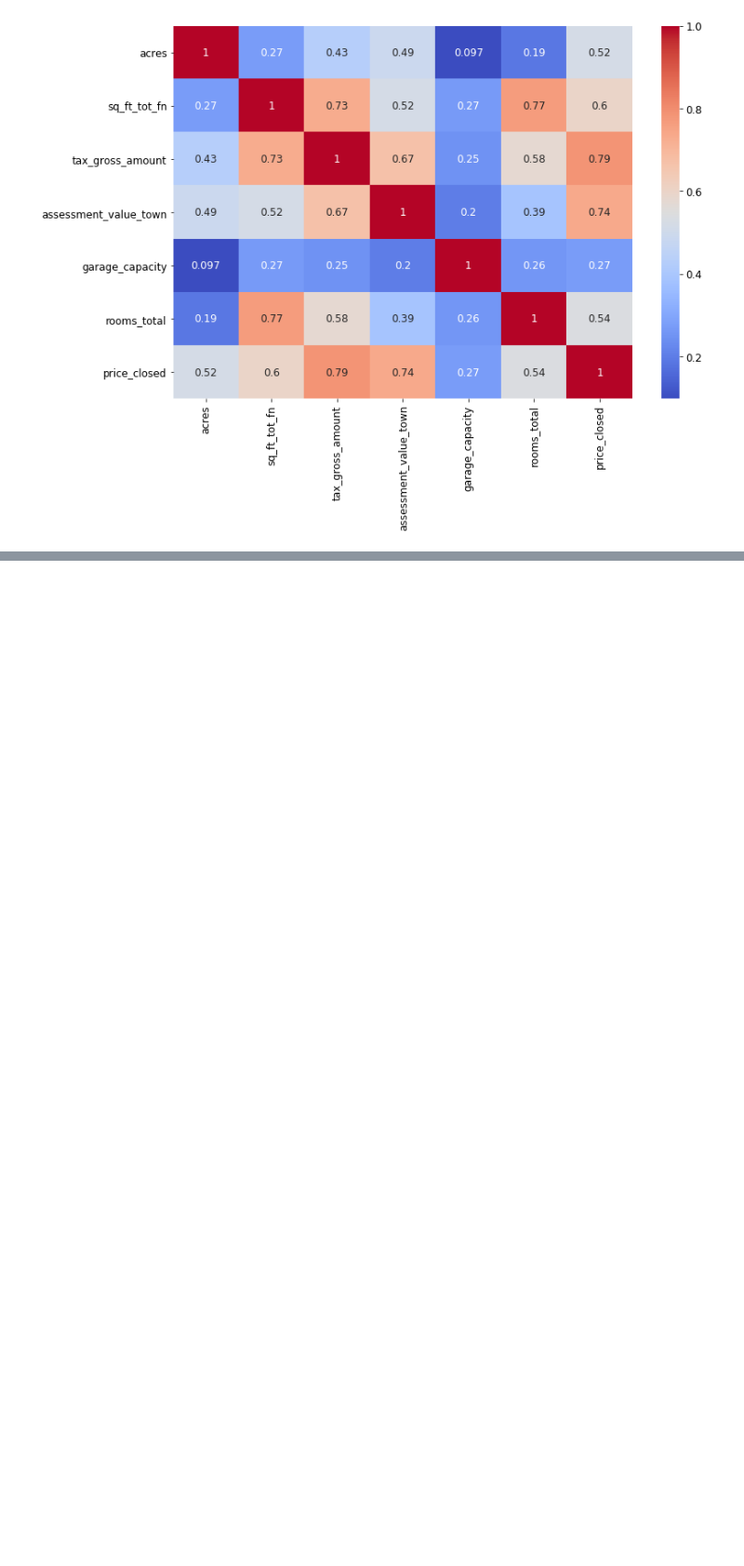
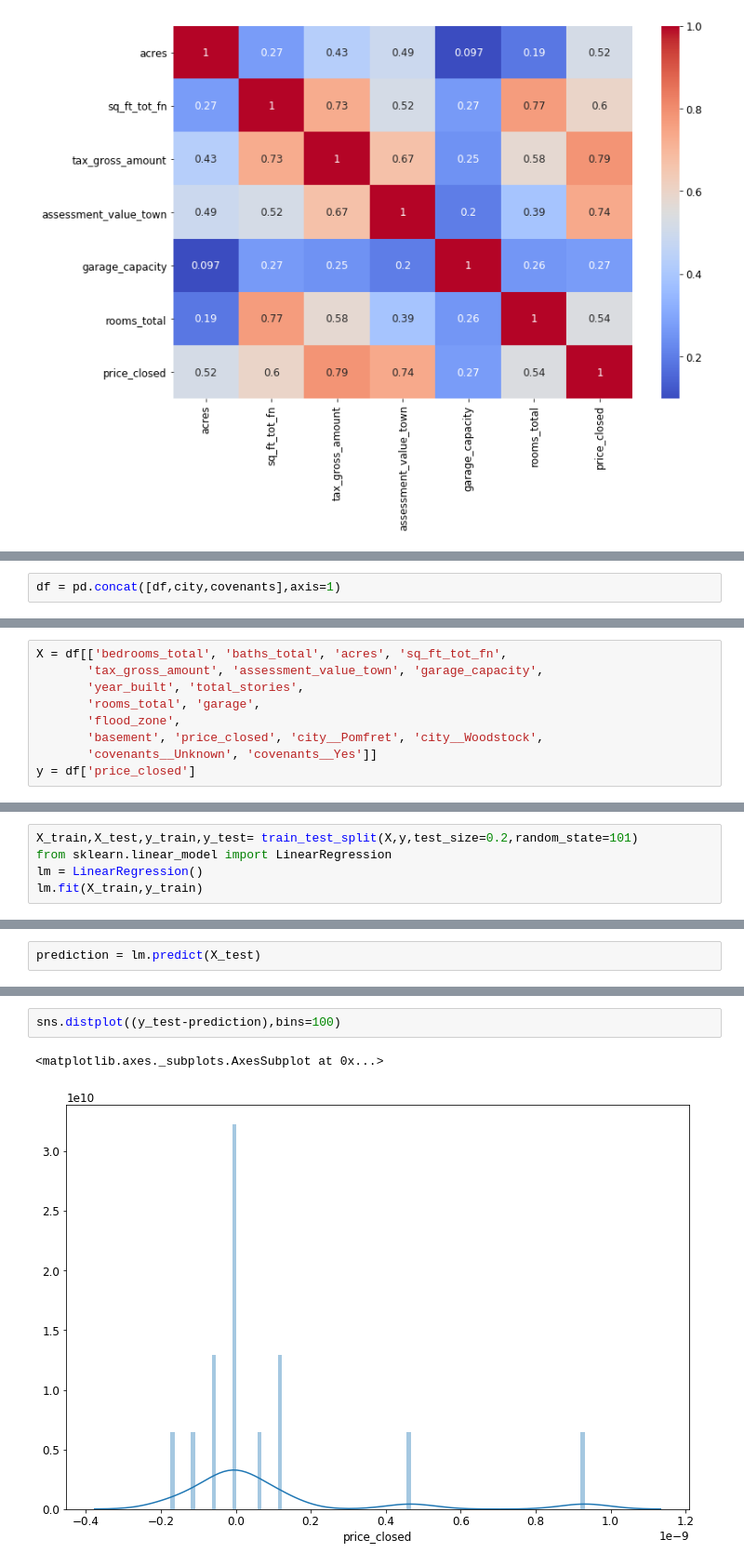
Before and after one commit to minhchan11/GA-Capstone-RealEstate, a Jupyter notebook: notebooks/real-estate-vermont-eda.ipynb, the cells around one changed output, grey strips where cells are left out. Shown at 93% size. Drawn from its saved outputs; the diff is of its cells as text; blank space fills up the shorter version.

Commit message:
add linear regression

```diff
--- a/notebooks/real-estate-vermont-eda.ipynb
+++ b/notebooks/real-estate-vermont-eda.ipynb
@@ -252,0 +305,2 @@ sns.heatmap(df_price.corr(),annot=True,cmap='coolwarm')
+# %%
+df = pd.concat([df,city,covenants],axis=1)
@@ -252,0 +318,9 @@ sns.heatmap(df_price.corr(),annot=True,cmap='coolwarm')
+# %%
+X = df[['bedrooms_total', 'baths_total', 'acres', 'sq_ft_tot_fn',
+       'tax_gross_amount', 'assessment_value_town', 'garage_capacity',
+       'year_built', 'total_stories',
+       'rooms_total', 'garage',
+       'flood_zone',
+       'basement', 'price_closed', 'city__Pomfret', 'city__Woodstock',
+       'covenants__Unknown', 'covenants__Yes']]
+y = df['price_closed']
@@ -252,0 +359,5 @@ sns.heatmap(df_price.corr(),annot=True,cmap='coolwarm')
+# %%
+X_train,X_test,y_train,y_test= train_test_split(X,y,test_size=0.2,random_state=101)
+from sklearn.linear_model import LinearRegression
+lm = LinearRegression()
+lm.fit(X_train,y_train)
@@ -252,0 +366,2 @@ sns.heatmap(df_price.corr(),annot=True,cmap='coolwarm')
+# %%
+prediction = lm.predict(X_test)
@@ -252,0 +378,5 @@ sns.heatmap(df_price.corr(),annot=True,cmap='coolwarm')
+# %%
+sns.distplot((y_test-prediction),bins=100)
+# %% [output]
+<matplotlib.axes._subplots.AxesSubplot at 0x...>
+[figure, added]
```
Also changed, not shown: parts of 17 cells of this notebook.
